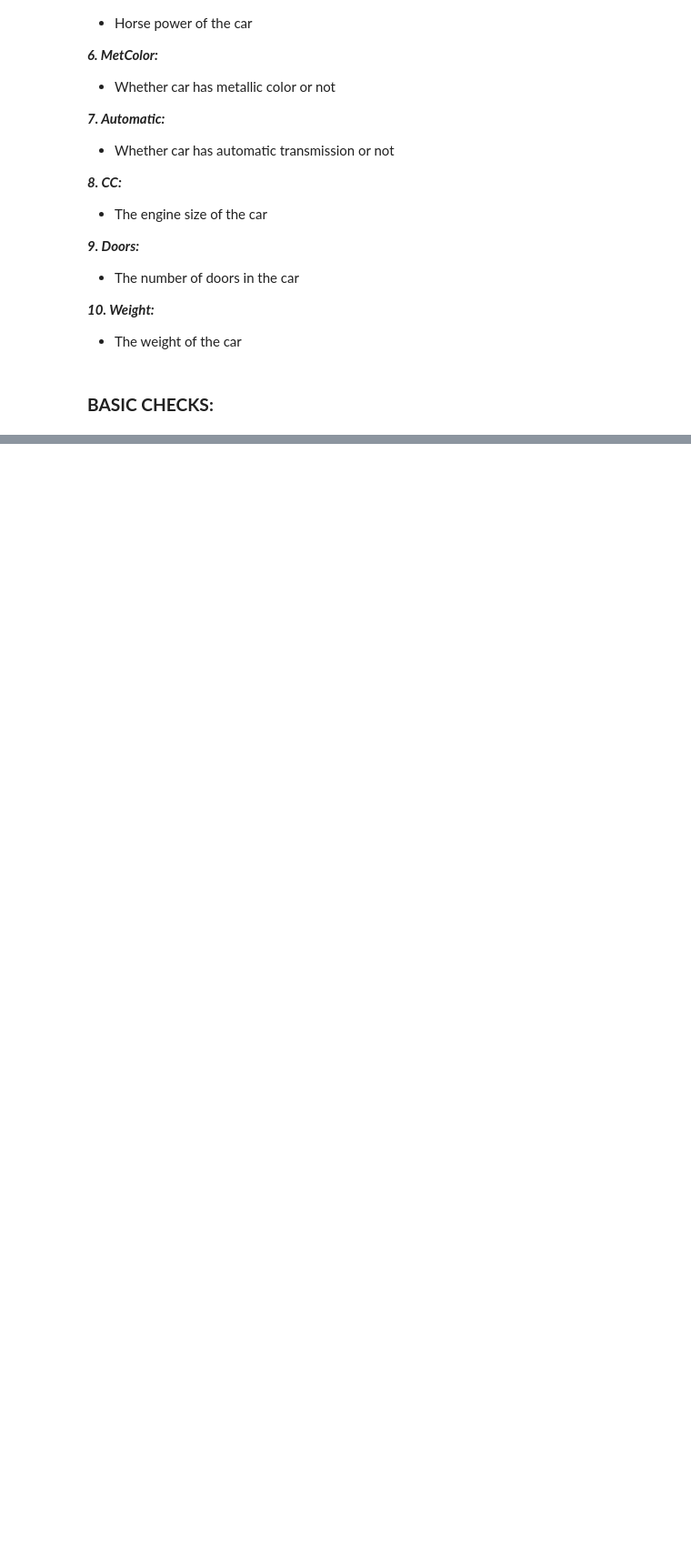
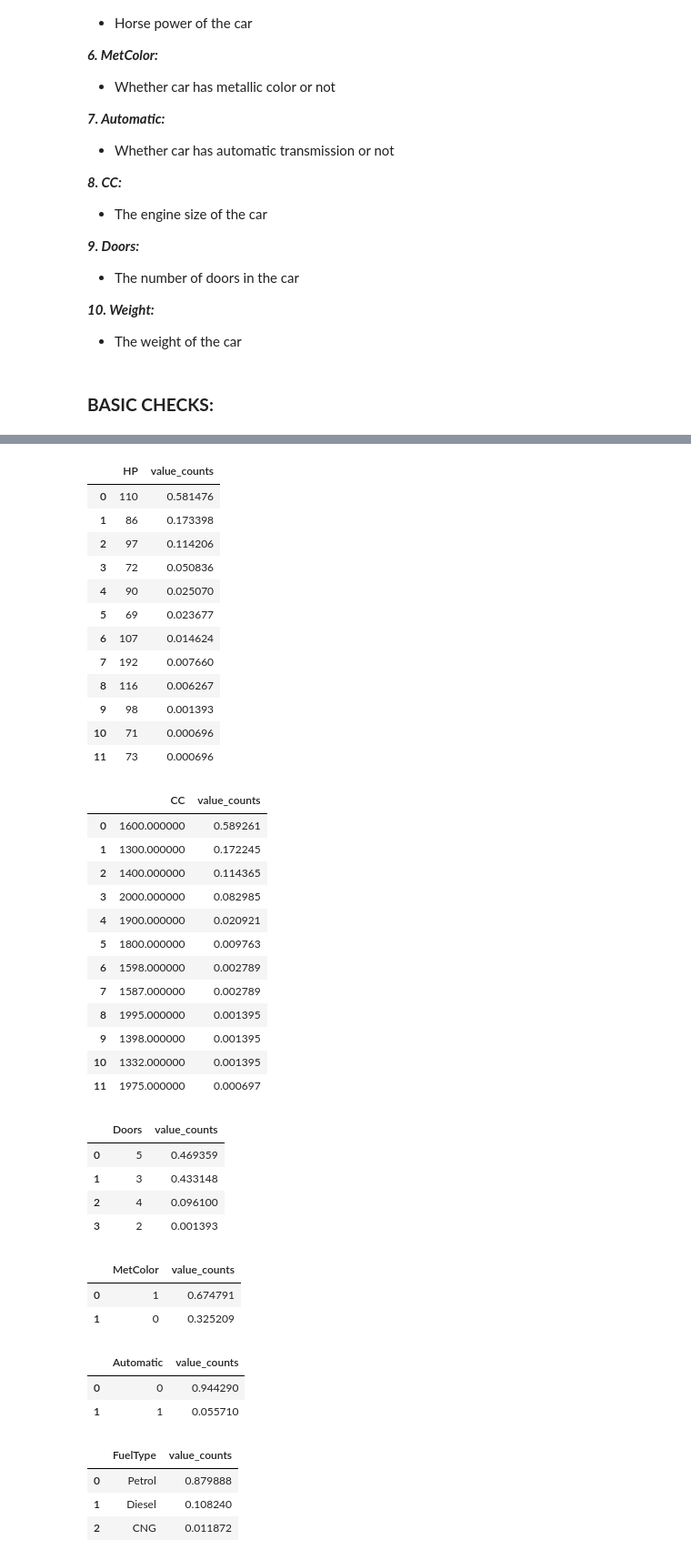
Before and after one commit to shanusaras/Deep_Learning_projects, a Jupyter notebook: Car_price_prediction/Car_price_prediction.ipynb, the cells around one changed output, grey strips where cells are left out. Shown at 91% size. Cells and saved outputs as stored; diff of their text form; code cells hidden in the pictures; blank space fills up the shorter version.

```diff
--- a/Car_price_prediction/Car_price_prediction.ipynb
+++ b/Car_price_prediction/Car_price_prediction.ipynb
@@ -73,0 +211,55 @@ and the remaining nine independent features include:
+# %%
+# Unique categories of all the categorical features
+
+categorical_features= ["HP", "CC", "Doors","MetColor", "Automatic","FuelType"]
+
+for column in categorical_features:
+  values= data[column].value_counts(normalize= True).reset_index()
+  values.columns= [column, 'value_counts']
+
+  # Adding color to the df
+  styled_df= values.style.background_gradient(cmap= "Set3_r")
+  display(styled_df)
+  print("\n")
+# %% [output]
+|  | HP | value_counts |
+| 0 | 110 | 0.581476 |
+| 1 | 86 | 0.173398 |
+| 2 | 97 | 0.114206 |
+| 3 | 72 | 0.050836 |
+| 4 | 90 | 0.025070 |
+| 5 | 69 | 0.023677 |
+| 6 | 107 | 0.014624 |
+| 7 | 192 | 0.007660 |
+| 8 | 116 | 0.006267 |
+| 9 | 98 | 0.001393 |
+| 10 | 71 | 0.000696 |
+| 11 | 73 | 0.000696 |
+|  | CC | value_counts |
+| 0 | 1600.000000 | 0.589261 |
+| 1 | 1300.000000 | 0.172245 |
+| 2 | 1400.000000 | 0.114365 |
+| 3 | 2000.000000 | 0.082985 |
+| 4 | 1900.000000 | 0.020921 |
+| 5 | 1800.000000 | 0.009763 |
+| 6 | 1598.000000 | 0.002789 |
+| 7 | 1587.000000 | 0.002789 |
+| 8 | 1995.000000 | 0.001395 |
+| 9 | 1398.000000 | 0.001395 |
+| 10 | 1332.000000 | 0.001395 |
+| 11 | 1975.000000 | 0.000697 |
+|  | Doors | value_counts |
+| 0 | 5 | 0.469359 |
+| 1 | 3 | 0.433148 |
+| 2 | 4 | 0.096100 |
+| 3 | 2 | 0.001393 |
+|  | MetColor | value_counts |
+| 0 | 1 | 0.674791 |
+| 1 | 0 | 0.325209 |
+|  | Automatic | value_counts |
+| 0 | 0 | 0.944290 |
+| 1 | 1 | 0.055710 |
+|  | FuelType | value_counts |
+| 0 | Petrol | 0.879888 |
+| 1 | Diesel | 0.108240 |
+| 2 | CNG | 0.011872 |
```
Also changed, not shown: parts of 14 cells of this notebook.
